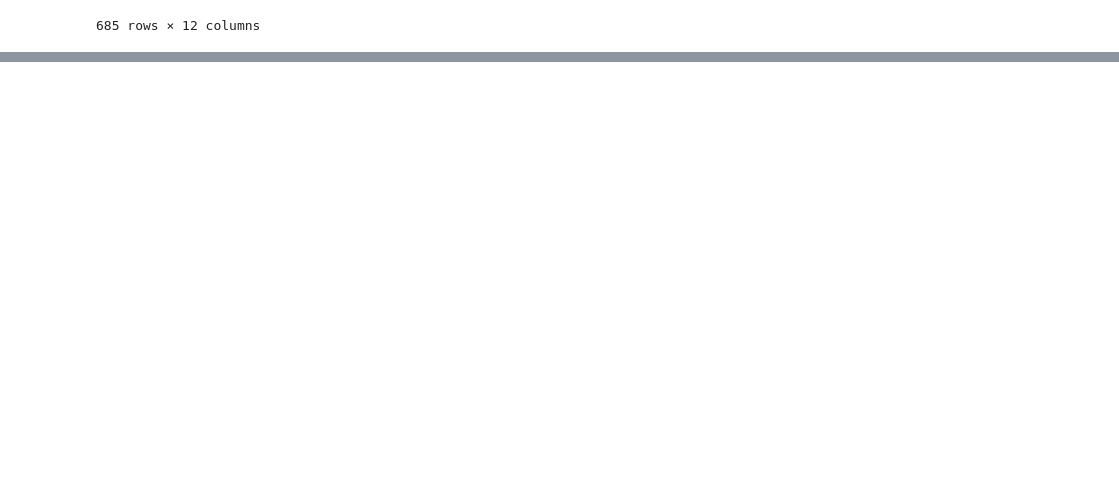
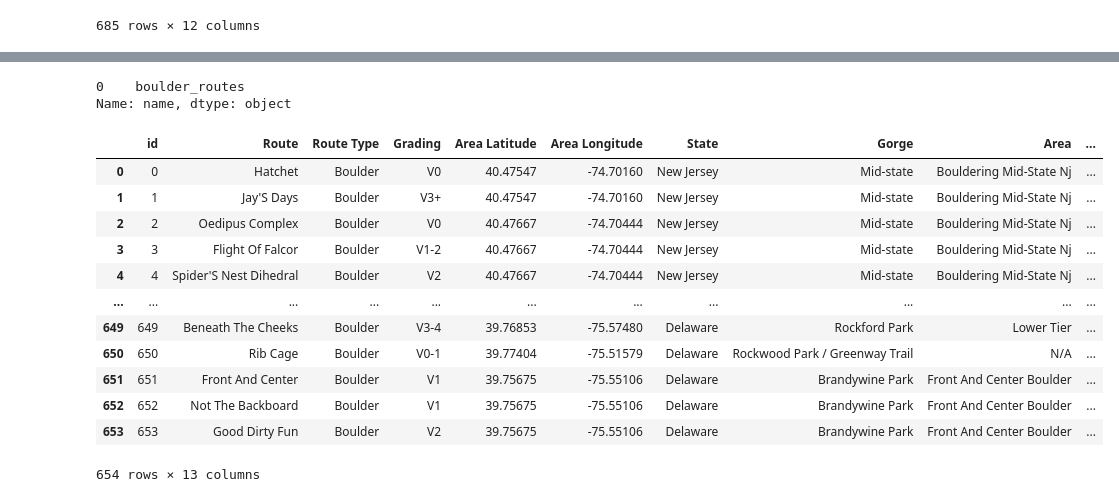
Before and after one commit to kchiev215/Passion_project, a Jupyter notebook: Location_DB.ipynb, the cells around one changed output, grey strips where cells are left out. Cells and saved outputs as stored; diff of their text form; code cells hidden in the pictures; blank space fills up the shorter version.

```diff
--- a/Location_DB.ipynb
+++ b/Location_DB.ipynb
@@ -578,0 +704,39 @@ combined_chart.to_csv('combined_route_chart.csv')
+# %%
+def qry(q, connection = sqlite3.connect("../PassionProject/test_database.sqlite")):
+    df = pd.read_sql_query(q, connection)
+    connection.close
+    return df
+# %%
+tables = qry("""
+    SELECT name FROM sqlite_master
+""")
+
+# Get Col + info
+columns_in_table = pd.DataFrame()
+for i in tables.name:
+    df_i = qry("PRAGMA TABLE_INFO(" + i + ");")
+    df_i['table_name'] = i
+    columns_in_table = columns_in_table.append(df_i)
+tables = tables.name
+print(tables)
+# %% [output]
+0    boulder_routes
+Name: name, dtype: object
+# %%
+df_user = qry("SELECT * FROM boulder_routes")
+# %%
+df_user
+# %% [output]
+|  | id | Route | Route Type | Grading | Area Latitude | Area Longitude | State | Gorge | Area | ... |
+| 0 | 0 | Hatchet | Boulder | V0 | 40.47547 | -74.70160 | New Jersey | Mid-state | Bouldering Mid-State Nj | ... |
+| 1 | 1 | Jay'S Days | Boulder | V3+ | 40.47547 | -74.70160 | New Jersey | Mid-state | Bouldering Mid-State Nj | ... |
+| 2 | 2 | Oedipus Complex | Boulder | V0 | 40.47667 | -74.70444 | New Jersey | Mid-state | Bouldering Mid-State Nj | ... |
+| 3 | 3 | Flight Of Falcor | Boulder | V1-2 | 40.47667 | -74.70444 | New Jersey | Mid-state | Bouldering Mid-State Nj | ... |
+| 4 | 4 | Spider'S Nest Dihedral | Boulder | V2 | 40.47667 | -74.70444 | New Jersey | Mid-state | Bouldering Mid-State Nj | ... |
+| ... | ... | ... | ... | ... | ... | ... | ... | ... | ... | ... |
+| 649 | 649 | Beneath The Cheeks | Boulder | V3-4 | 39.76853 | -75.57480 | Delaware | Rockford Park | Lower Tier | ... |
+| 650 | 650 | Rib Cage | Boulder | V0-1 | 39.77404 | -75.51579 | Delaware | Rockwood Park / Greenway Trail | N/A | ... |
+| 651 | 651 | Front And Center | Boulder | V1 | 39.75675 | -75.55106 | Delaware | Brandywine Park | Front And Center Boulder | ... |
+| 652 | 652 | Not The Backboard | Boulder | V1 | 39.75675 | -75.55106 | Delaware | Brandywine Park | Front And Center Boulder | ... |
+| 653 | 653 | Good Dirty Fun | Boulder | V2 | 39.75675 | -75.55106 | Delaware | Brandywine Park | Front And Center Boulder | ... |
+654 rows × 13 columns
```
Also changed, not shown: parts of 38 cells of this notebook, 2 other files.
